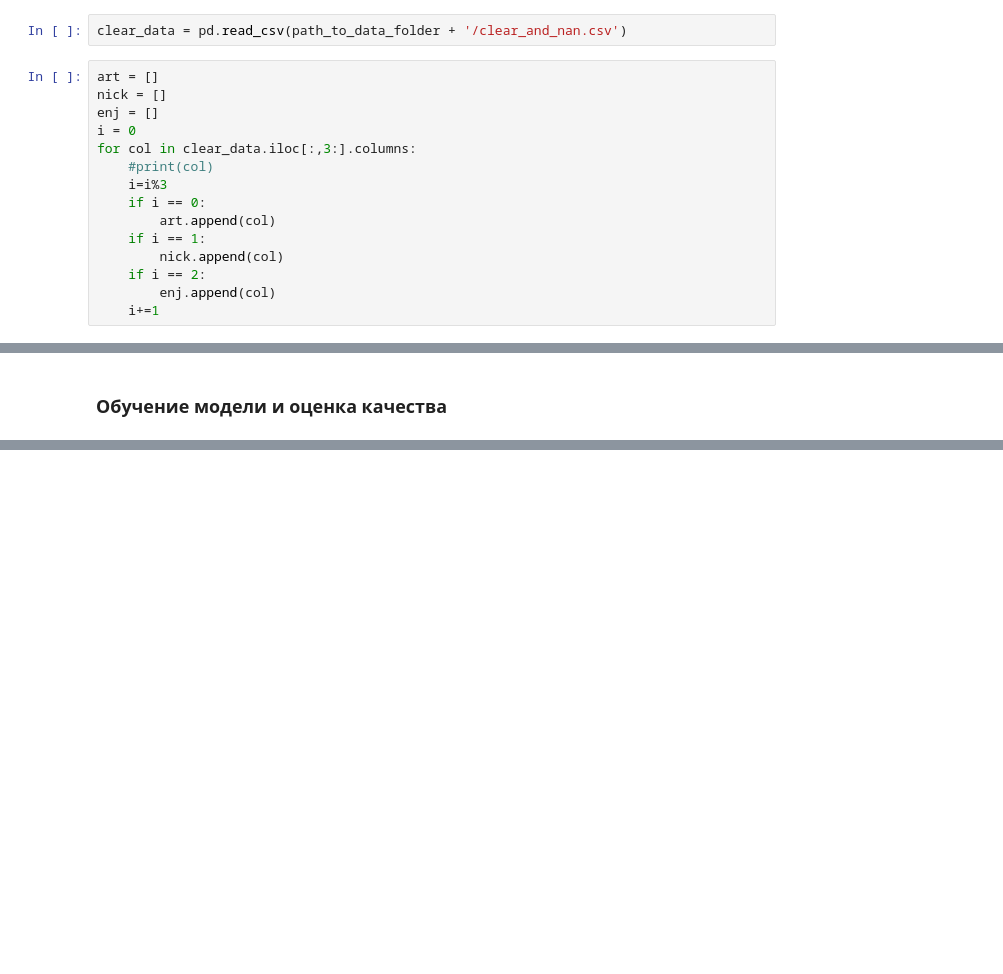
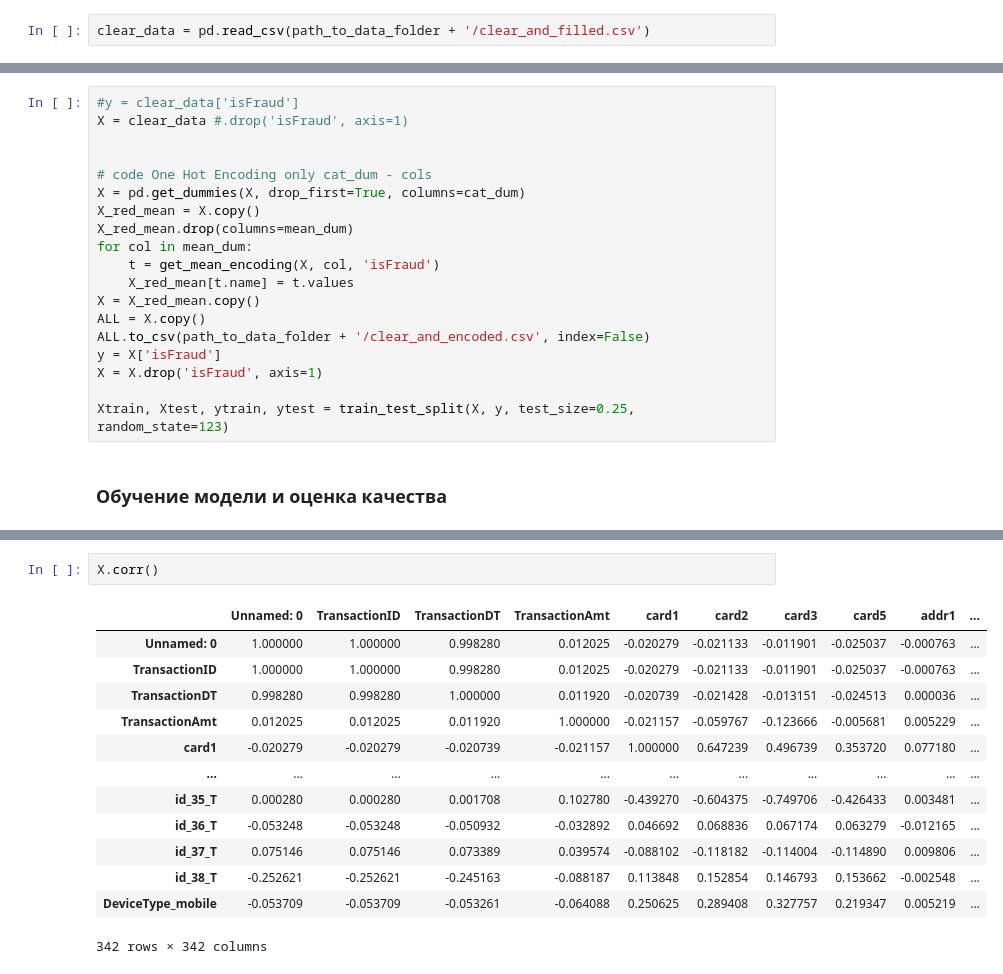
Before and after one commit to art204/fraud-detection, a Jupyter notebook: pre_data_proc.ipynb, the cells around one changed output, grey strips where cells are left out. Drawn from its saved outputs; the diff is of its cells as text; blank space fills up the shorter version.

```diff
--- a/pre_data_proc.ipynb
+++ b/pre_data_proc.ipynb
@@ -20,19 +24,4 @@ path_common_source_trans = '/home/user/Desktop/courseProject/data/train_transact
 path_common_source_idn = '/home/user/Desktop/courseProject/data/train_identity.csv'
 path_to_data_folder = '/home/user/Desktop/courseProject/data/'
 # %%
-clear_data = pd.read_csv(path_to_data_folder + '/clear_and_nan.csv')
+clear_data = pd.read_csv(path_to_data_folder + '/clear_and_filled.csv')
-# %%
-art = []
-nick = []
-enj = []
-i = 0
-for col in clear_data.iloc[:,3:].columns:
-    #print(col)
-    i=i%3
-    if i == 0:
-        art.append(col)
-    if i == 1:
-        nick.append(col)
-    if i == 2:
-        enj.append(col)
-    i+=1
@@ -94,2 +61,21 @@ KeyError: 'id_31'
+# %%
+#y = clear_data['isFraud']
+X = clear_data #.drop('isFraud', axis=1)
+
+
+# code One Hot Encoding only cat_dum - cols
+X = pd.get_dummies(X, drop_first=True, columns=cat_dum)
+X_red_mean = X.copy()
+X_red_mean.drop(columns=mean_dum)
+for col in mean_dum:
+    t = get_mean_encoding(X, col, 'isFraud')
+    X_red_mean[t.name] = t.values
+X = X_red_mean.copy()
+ALL = X.copy()
+ALL.to_csv(path_to_data_folder + '/clear_and_encoded.csv', index=False)
+y = X['isFraud']
+X = X.drop('isFraud', axis=1)
+
+Xtrain, Xtest, ytrain, ytest = train_test_split(X, y, test_size=0.25, random_state=123)
 # %% [markdown]
 ### Обучение модели и оценка качества
@@ -103,0 +123,16 @@ ValueError: could not convert string to float: 'W'
+# %%
+X.corr()
+# %% [output]
+|  | Unnamed: 0 | TransactionID | TransactionDT | TransactionAmt | card1 | card2 | card3 | card5 | addr1 | ... |
+| Unnamed: 0 | 1.000000 | 1.000000 | 0.998280 | 0.012025 | -0.020279 | -0.021133 | -0.011901 | -0.025037 | -0.000763 | ... |
+| TransactionID | 1.000000 | 1.000000 | 0.998280 | 0.012025 | -0.020279 | -0.021133 | -0.011901 | -0.025037 | -0.000763 | ... |
+| TransactionDT | 0.998280 | 0.998280 | 1.000000 | 0.011920 | -0.020739 | -0.021428 | -0.013151 | -0.024513 | 0.000036 | ... |
+| TransactionAmt | 0.012025 | 0.012025 | 0.011920 | 1.000000 | -0.021157 | -0.059767 | -0.123666 | -0.005681 | 0.005229 | ... |
+| card1 | -0.020279 | -0.020279 | -0.020739 | -0.021157 | 1.000000 | 0.647239 | 0.496739 | 0.353720 | 0.077180 | ... |
+| ... | ... | ... | ... | ... | ... | ... | ... | ... | ... | ... |
+| id_35_T | 0.000280 | 0.000280 | 0.001708 | 0.102780 | -0.439270 | -0.604375 | -0.749706 | -0.426433 | 0.003481 | ... |
+| id_36_T | -0.053248 | -0.053248 | -0.050932 | -0.032892 | 0.046692 | 0.068836 | 0.067174 | 0.063279 | -0.012165 | ... |
+| id_37_T | 0.075146 | 0.075146 | 0.073389 | 0.039574 | -0.088102 | -0.118182 | -0.114004 | -0.114890 | 0.009806 | ... |
+| id_38_T | -0.252621 | -0.252621 | -0.245163 | -0.088187 | 0.113848 | 0.152854 | 0.146793 | 0.153662 | -0.002548 | ... |
+| DeviceType_mobile | -0.053709 | -0.053709 | -0.053261 | -0.064088 | 0.250625 | 0.289408 | 0.327757 | 0.219347 | 0.005219 | ... |
+342 rows × 342 columns
```
Also changed, not shown: parts of 13 cells of this notebook, 2 other files.
